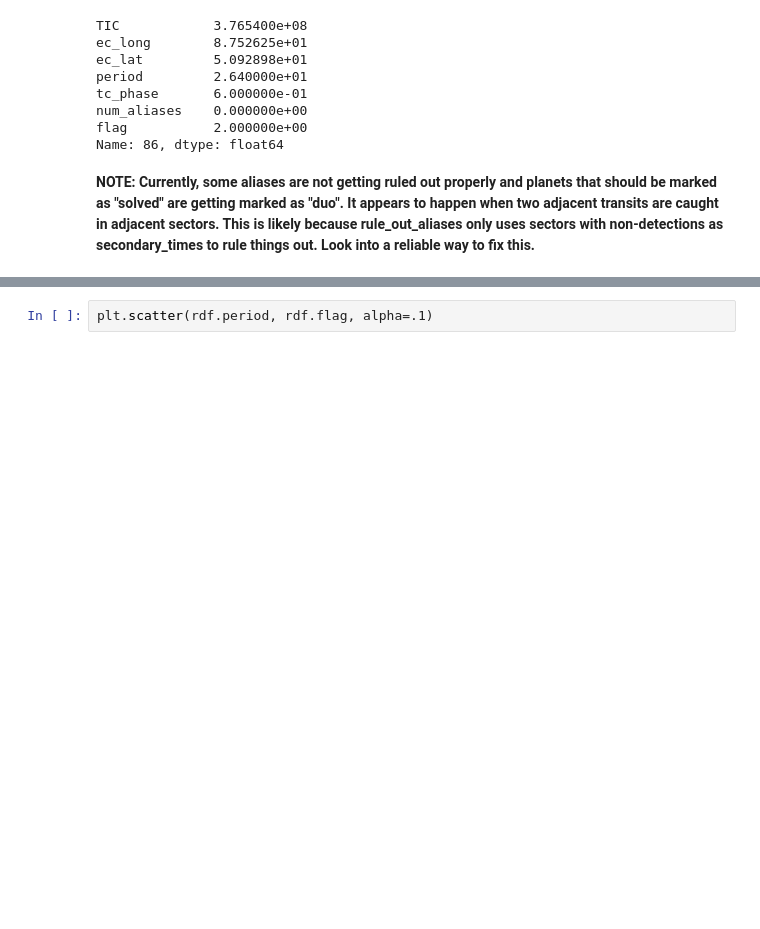
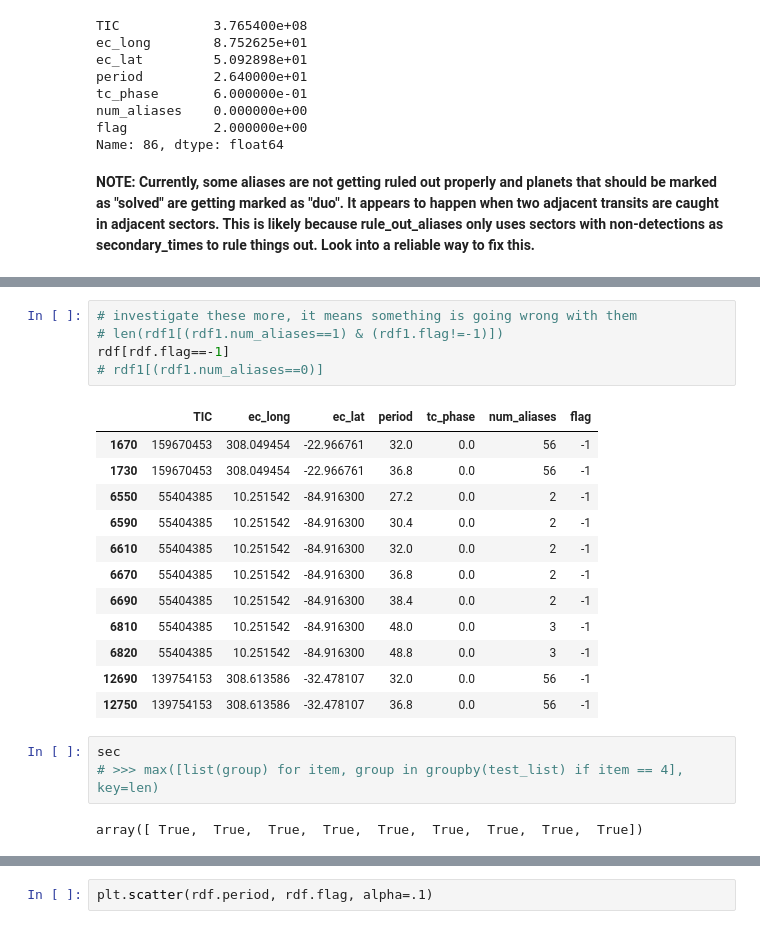
Before and after one commit to rae-holcomb/tess_scheduling, a Jupyter notebook: tess_scheduling_sandbox.ipynb, the cells around one changed output, grey strips where cells are left out. Saved outputs shown, nothing was run; the diff lists cells and outputs as text; blank space fills up the shorter version.

```diff
--- a/tess_scheduling_sandbox.ipynb
+++ b/tess_scheduling_sandbox.ipynb
@@ -876,0 +1067,23 @@ Name: 86, dtype: float64
+# %%
+# investigate these more, it means something is going wrong with them
+# len(rdf1[(rdf1.num_aliases==1) & (rdf1.flag!=-1)])
+rdf[rdf.flag==-1]
+# rdf1[(rdf1.num_aliases==0)]
+# %% [output]
+|  | TIC | ec_long | ec_lat | period | tc_phase | num_aliases | flag |
+| 1670 | 159670453 | 308.049454 | -22.966761 | 32.0 | 0.0 | 56 | -1 |
+| 1730 | 159670453 | 308.049454 | -22.966761 | 36.8 | 0.0 | 56 | -1 |
+| 6550 | 55404385 | 10.251542 | -84.916300 | 27.2 | 0.0 | 2 | -1 |
+| 6590 | 55404385 | 10.251542 | -84.916300 | 30.4 | 0.0 | 2 | -1 |
+| 6610 | 55404385 | 10.251542 | -84.916300 | 32.0 | 0.0 | 2 | -1 |
+| 6670 | 55404385 | 10.251542 | -84.916300 | 36.8 | 0.0 | 2 | -1 |
+| 6690 | 55404385 | 10.251542 | -84.916300 | 38.4 | 0.0 | 2 | -1 |
+| 6810 | 55404385 | 10.251542 | -84.916300 | 48.0 | 0.0 | 3 | -1 |
+| 6820 | 55404385 | 10.251542 | -84.916300 | 48.8 | 0.0 | 3 | -1 |
+| 12690 | 139754153 | 308.613586 | -32.478107 | 32.0 | 0.0 | 56 | -1 |
+| 12750 | 139754153 | 308.613586 | -32.478107 | 36.8 | 0.0 | 56 | -1 |
+# %%
+sec
+# >>> max([list(group) for item, group in groupby(test_list) if item == 4], key=len)
+# %% [output]
+array([ True,  True,  True,  True,  True,  True,  True,  True,  True])
```
Also changed, not shown: parts of 23 cells of this notebook.
